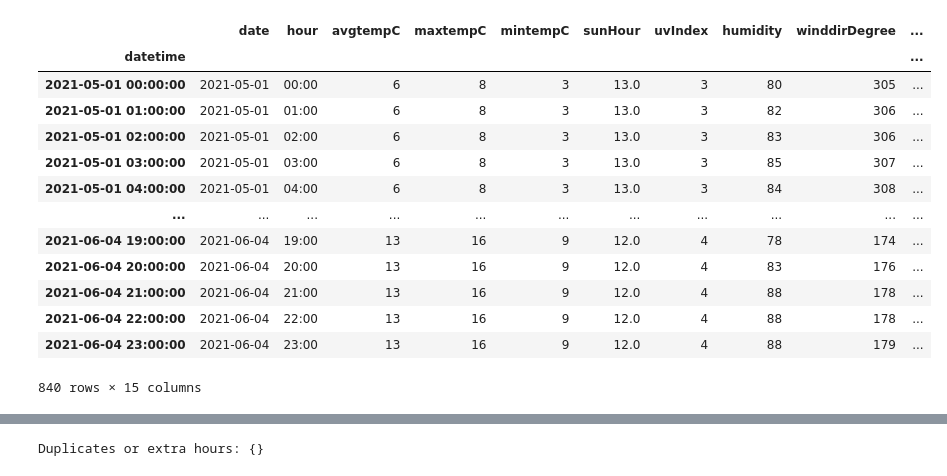
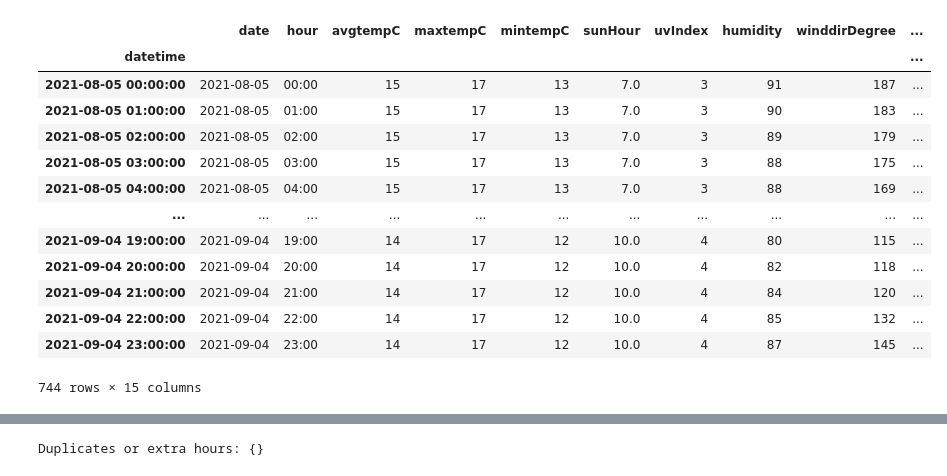
Before and after one commit to GiuliaGGG/Hyperlocal-Air-Quality-Prediction-in-Dublin, a Jupyter notebook: hourly-weather-data-test.ipynb, the cells around one changed output, grey strips where cells are left out. Drawn from its saved outputs; the diff is of its cells as text; code cells hidden in the pictures.

Commit message:
Loop over the months
API cant fetch more than a month at the time. Loop over the months

```diff
--- a/hourly-weather-data-test.ipynb
+++ b/hourly-weather-data-test.ipynb
@@ -10,16 +10,23 @@ with open('api_key_weather.txt', 'r') as file:
     api_key = file.read().replace('\n', '')
 
 # Parameters
+# this is how the url changes
+
+
 params = {
     "key": str(api_key),
     "q": "Dublin",  # Query location
     "format": "json",
-    "date": "2021-05-01",  # Start date for historical data
-    "enddate": "2022-08-31",  # End date for historical data
+    "date": "2021-08-05",  # Start date for historical data
+    "enddate": "2021-09-04",  # End date for historical data
     "includelocation": "yes",
     "tp": "1"  # Time period: 1 hour
 }
 
+# there needs to be a loop that goes through the time range, for each month in this time range, and then you make the request
+# special function that specifies every months by simply giving it a range
+
+#
 # Making the GET request
 response = requests.get(url, params=params)
 
@@ -73,6 +80,10 @@ if response.status_code == 200:
 
     # Optionally, save the DataFrame to a CSV file
     # weather_df.to_csv('dublin_weather_may2021_aug2022_extended.csv', index=False)
+    # dynamically save the file with the date range
+    weather_df.to_csv(f'dublin_weather_{params["date"]}_{params["enddate"]}.csv', index=False)
+    # all the months go in the "Months folder"
+    # from that folder, merge everythign together
 else:
     print("Failed to fetch data. Status Code:", response.status_code)
 # %%
@@ -98,20 +109,20 @@ weather_df = pd.DataFrame(weather_list)
 # If you want 'datetime' to be the index of the DataFrame, you can do that as well:
 weather_df.set_index('datetime', inplace=True)
 # %%
-#weather_df.to_csv('dublin_weather_may2021_aug2022_extended.csv', index=False)
+weather_df.to_csv('hourly_dublin_weather_2021-08-05-2021-09-04_extended.csv', index=False)
 weather_df
 # %% [output]
 |  | date | hour | avgtempC | maxtempC | mintempC | sunHour | uvIndex | humidity | winddirDegree | ... |
 | datetime |  |  |  |  |  |  |  |  |  | ... |
-| 2021-05-01 00:00:00 | 2021-05-01 | 00:00 | 6 | 8 | 3 | 13.0 | 3 | 80 | 305 | ... |
-| 2021-05-01 01:00:00 | 2021-05-01 | 01:00 | 6 | 8 | 3 | 13.0 | 3 | 82 | 306 | ... |
-| 2021-05-01 02:00:00 | 2021-05-01 | 02:00 | 6 | 8 | 3 | 13.0 | 3 | 83 | 306 | ... |
-| 2021-05-01 03:00:00 | 2021-05-01 | 03:00 | 6 | 8 | 3 | 13.0 | 3 | 85 | 307 | ... |
-| 2021-05-01 04:00:00 | 2021-05-01 | 04:00 | 6 | 8 | 3 | 13.0 | 3 | 84 | 308 | ... |
+| 2021-08-05 00:00:00 | 2021-08-05 | 00:00 | 15 | 17 | 13 | 7.0 | 3 | 91 | 187 | ... |
+| 2021-08-05 01:00:00 | 2021-08-05 | 01:00 | 15 | 17 | 13 | 7.0 | 3 | 90 | 183 | ... |
+| 2021-08-05 02:00:00 | 2021-08-05 | 02:00 | 15 | 17 | 13 | 7.0 | 3 | 89 | 179 | ... |
+| 2021-08-05 03:00:00 | 2021-08-05 | 03:00 | 15 | 17 | 13 | 7.0 | 3 | 88 | 175 | ... |
+| 2021-08-05 04:00:00 | 2021-08-05 | 04:00 | 15 | 17 | 13 | 7.0 | 3 | 88 | 169 | ... |
 | ... | ... | ... | ... | ... | ... | ... | ... | ... | ... | ... |
-| 2021-06-04 19:00:00 | 2021-06-04 | 19:00 | 13 | 16 | 9 | 12.0 | 4 | 78 | 174 | ... |
-| 2021-06-04 20:00:00 | 2021-06-04 | 20:00 | 13 | 16 | 9 | 12.0 | 4 | 83 | 176 | ... |
-| 2021-06-04 21:00:00 | 2021-06-04 | 21:00 | 13 | 16 | 9 | 12.0 | 4 | 88 | 178 | ... |
-| 2021-06-04 22:00:00 | 2021-06-04 | 22:00 | 13 | 16 | 9 | 12.0 | 4 | 88 | 178 | ... |
-| 2021-06-04 23:00:00 | 2021-06-04 | 23:00 | 13 | 16 | 9 | 12.0 | 4 | 88 | 179 | ... |
+| 2021-09-04 19:00:00 | 2021-09-04 | 19:00 | 14 | 17 | 12 | 10.0 | 4 | 80 | 115 | ... |
+| 2021-09-04 20:00:00 | 2021-09-04 | 20:00 | 14 | 17 | 12 | 10.0 | 4 | 82 | 118 | ... |
+| 2021-09-04 21:00:00 | 2021-09-04 | 21:00 | 14 | 17 | 12 | 10.0 | 4 | 84 | 120 | ... |
+| 2021-09-04 22:00:00 | 2021-09-04 | 22:00 | 14 | 17 | 12 | 10.0 | 4 | 85 | 132 | ... |
+| 2021-09-04 23:00:00 | 2021-09-04 | 23:00 | 14 | 17 | 12 | 10.0 | 4 | 87 | 145 | ... |
-840 rows × 15 columns
+744 rows × 15 columns
```
Also changed, not shown: parts of 1 cell of this notebook, 1 other file.
